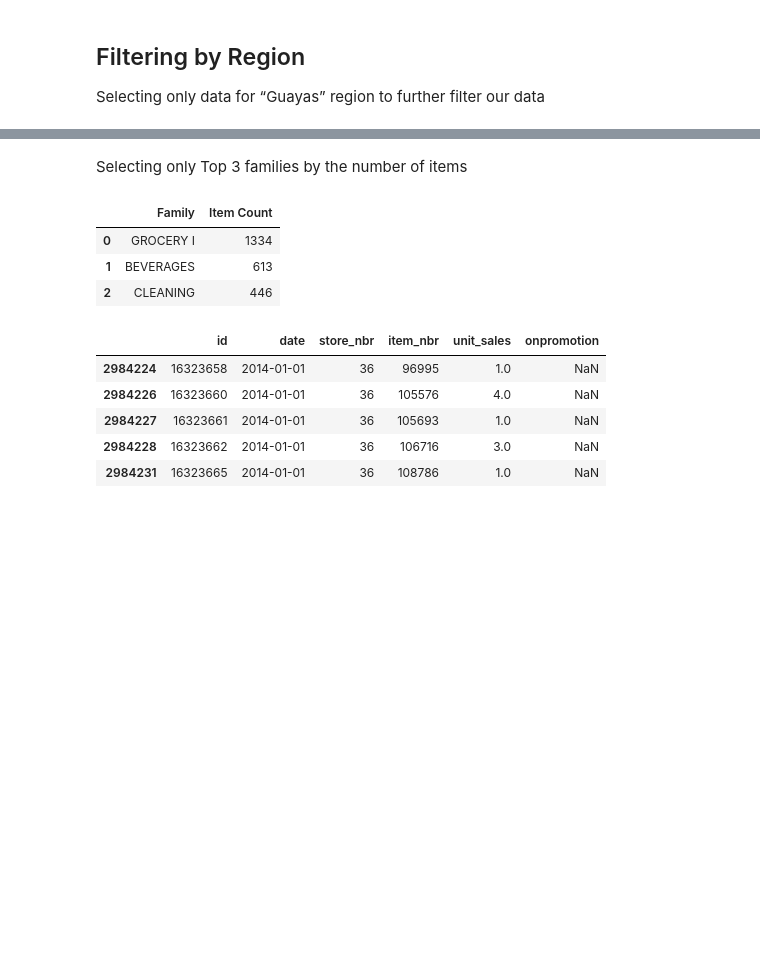
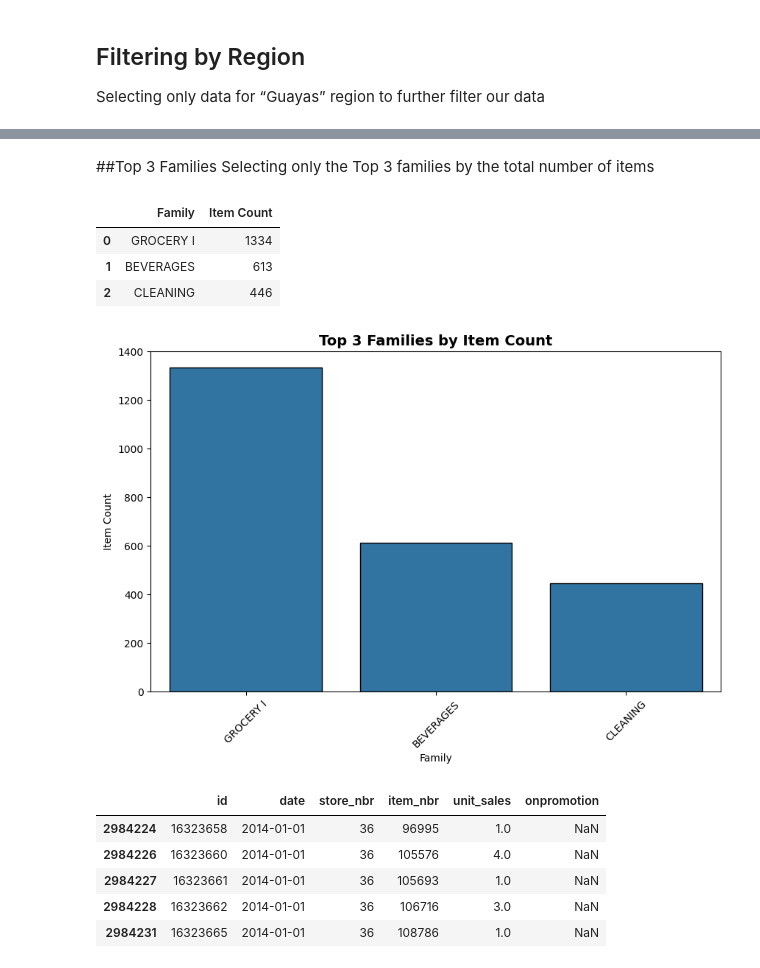
Before and after one commit to torifinch/Forecasting_app, a Jupyter notebook: GroceryStore_TimeSeries.ipynb, the cells around one changed output, grey strips where cells are left out. Drawn from its saved outputs; the diff is of its cells as text; code cells hidden in the pictures; blank space fills up the shorter version.

```diff
--- a/GroceryStore_TimeSeries.ipynb
+++ b/GroceryStore_TimeSeries.ipynb
@@ -118,5 +129,6 @@ df_train = df_train[(df_train['date'] >= '2014-01-01') & (df_train['date'] <= '2
 # %% [markdown]
-Selecting only Top 3 families by the number of items
+##Top 3 Families
+Selecting only the Top 3 families by the total number of items
 # %%
 # Get the top-3 families by the number of items
 items_per_family = df_items['family'].value_counts().reset_index()
@@ -134,6 +144,17 @@ top_3_families.head()
 | 0 | GROCERY I | 1334 |
 | 1 | BEVERAGES | 613 |
 | 2 | CLEANING | 446 |
+# %%
+# Plot item count for top 3 families
+plt.figure(figsize=(10, 6))
+sns.barplot(x='Family', y='Item Count', data=top_3_families, edgecolor='black')
+plt.title('Top 3 Families by Item Count', fontsize=14, fontweight='bold')
+plt.xlabel('Family')
+plt.ylabel('Item Count')
+plt.xticks(rotation=45)
+plt.show()
+# %% [output]
+[figure, added]
 # %%
 # Loads first 5 rows
 df_train.head(5)
```
Also changed, not shown: parts of 81 cells of this notebook.
